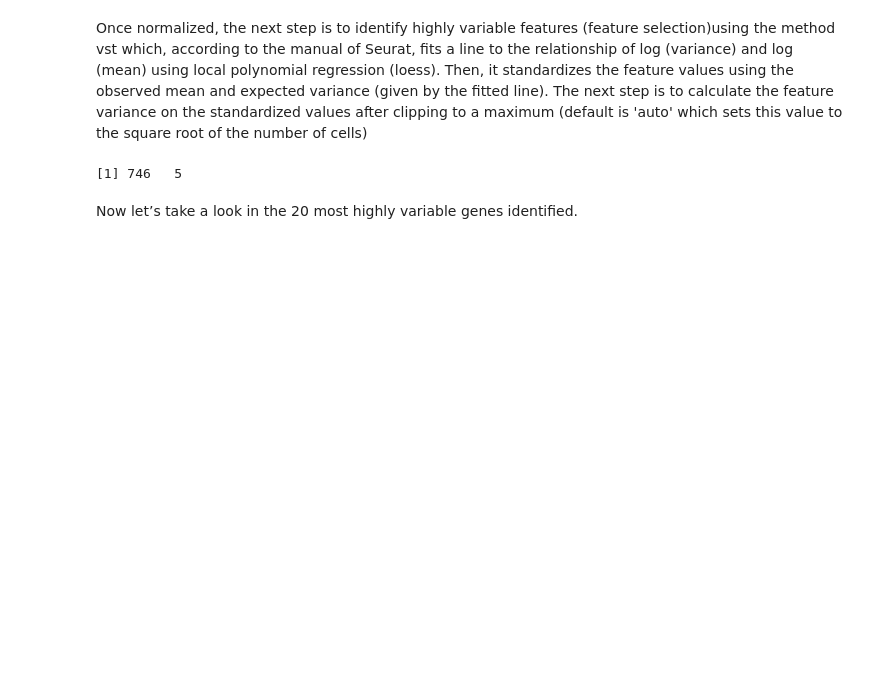
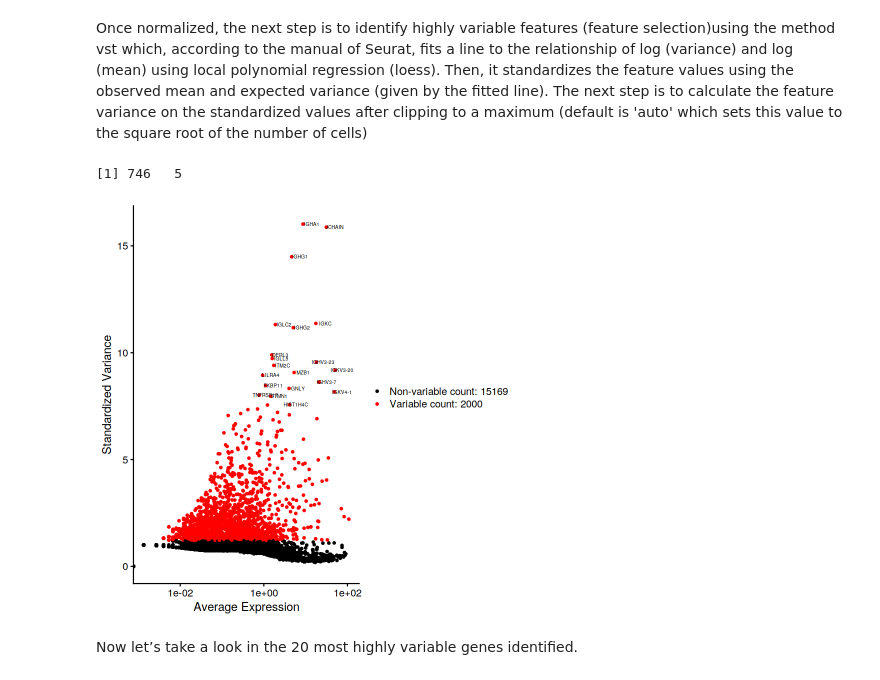
Before and after one commit to waldeyr/single_cell_analysis, a Jupyter notebook: Single_Cell_RNA_Seq.ipynb, the cells around one changed output. Saved outputs shown, nothing was run; the diff lists cells and outputs as text; code cells hidden in the pictures; blank space fills up the shorter version.

```diff
--- a/Single_Cell_RNA_Seq.ipynb
+++ b/Single_Cell_RNA_Seq.ipynb
@@ -163,6 +163,13 @@ covid_p3_p10 <- FindVariableFeatures(covid_p3_p10, selection.method = "vst", nfe
 dim(covid_p3_p10[[]])
 # %% [output]
 [1] 746   5
+# %%
+top20 <- head(VariableFeatures(covid_p3_p10), 20)
+plot_top20 <- VariableFeaturePlot(covid_p3_p10)
+plot_top20 <- LabelPoints(plot = plot_top20, points = top20, size = 2, hjust = .75, vjust = .75)
+plot_top20
+# %% [output]
+[figure, added]
 # %% [markdown]
 Now let’s take a look in the 20 most highly variable genes identified.
 # %%
```
Also changed, not shown: parts of 5 cells of this notebook.
